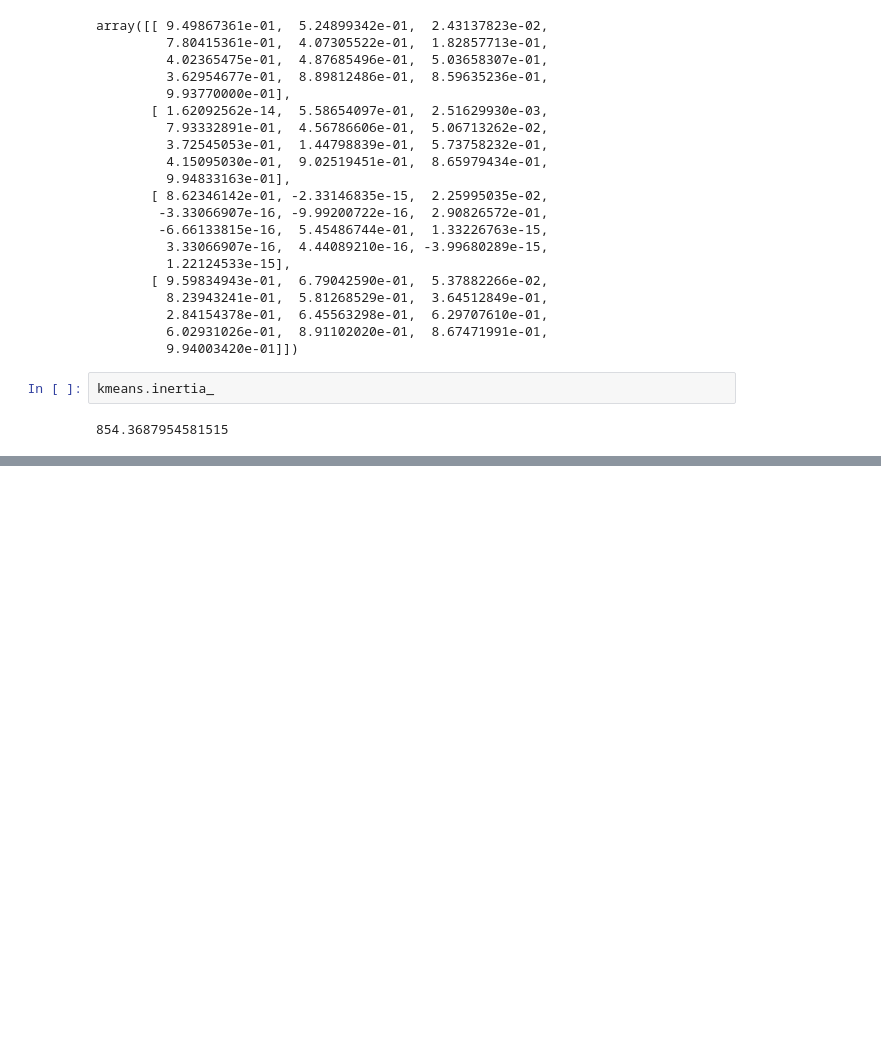
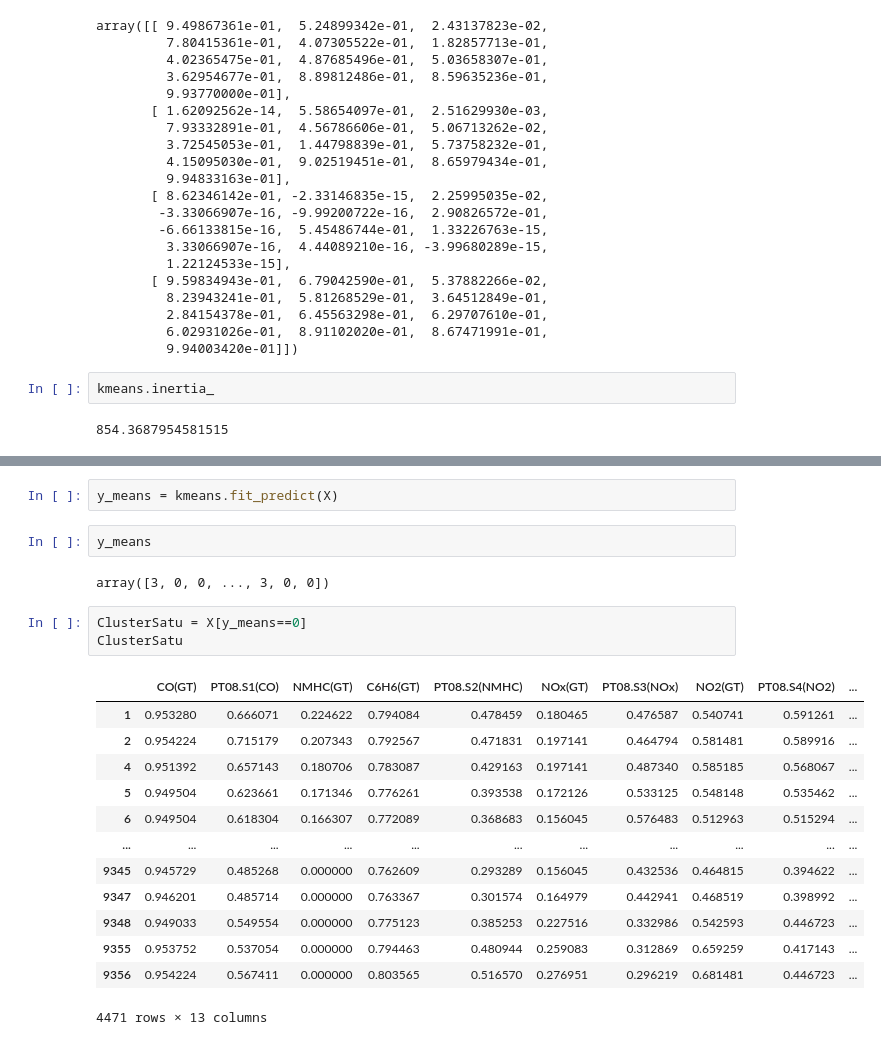
Before and after one commit to galanksumantri/ClusteringAirQuality, a Jupyter notebook: Clustering/main.ipynb, the cells around one changed output, grey strips where cells are left out. Cells and saved outputs as stored; diff of their text form; blank space fills up the shorter version.

```diff
--- a/Clustering/main.ipynb
+++ b/Clustering/main.ipynb
@@ -334,0 +347,23 @@ kmeans.inertia_
+# %%
+y_means = kmeans.fit_predict(X)
+# %%
+y_means
+# %% [output]
+array([3, 0, 0, ..., 3, 0, 0])
+# %%
+ClusterSatu = X[y_means==0]
+ClusterSatu
+# %% [output]
+|  | CO(GT) | PT08.S1(CO) | NMHC(GT) | C6H6(GT) | PT08.S2(NMHC) | NOx(GT) | PT08.S3(NOx) | NO2(GT) | PT08.S4(NO2) | ... |
+| 1 | 0.953280 | 0.666071 | 0.224622 | 0.794084 | 0.478459 | 0.180465 | 0.476587 | 0.540741 | 0.591261 | ... |
+| 2 | 0.954224 | 0.715179 | 0.207343 | 0.792567 | 0.471831 | 0.197141 | 0.464794 | 0.581481 | 0.589916 | ... |
+| 4 | 0.951392 | 0.657143 | 0.180706 | 0.783087 | 0.429163 | 0.197141 | 0.487340 | 0.585185 | 0.568067 | ... |
+| 5 | 0.949504 | 0.623661 | 0.171346 | 0.776261 | 0.393538 | 0.172126 | 0.533125 | 0.548148 | 0.535462 | ... |
+| 6 | 0.949504 | 0.618304 | 0.166307 | 0.772089 | 0.368683 | 0.156045 | 0.576483 | 0.512963 | 0.515294 | ... |
+| ... | ... | ... | ... | ... | ... | ... | ... | ... | ... | ... |
+| 9345 | 0.945729 | 0.485268 | 0.000000 | 0.762609 | 0.293289 | 0.156045 | 0.432536 | 0.464815 | 0.394622 | ... |
+| 9347 | 0.946201 | 0.485714 | 0.000000 | 0.763367 | 0.301574 | 0.164979 | 0.442941 | 0.468519 | 0.398992 | ... |
+| 9348 | 0.949033 | 0.549554 | 0.000000 | 0.775123 | 0.385253 | 0.227516 | 0.332986 | 0.542593 | 0.446723 | ... |
+| 9355 | 0.953752 | 0.537054 | 0.000000 | 0.794463 | 0.480944 | 0.259083 | 0.312869 | 0.659259 | 0.417143 | ... |
+| 9356 | 0.954224 | 0.567411 | 0.000000 | 0.803565 | 0.516570 | 0.276951 | 0.296219 | 0.681481 | 0.446723 | ... |
+4471 rows × 13 columns
```
Also changed, not shown: parts of 16 cells of this notebook, 19 other files.
